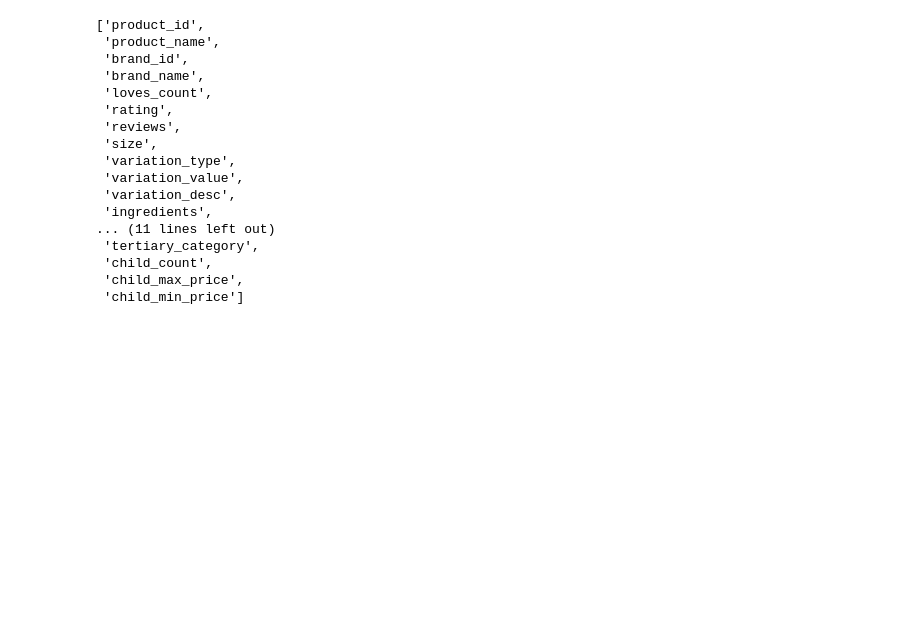
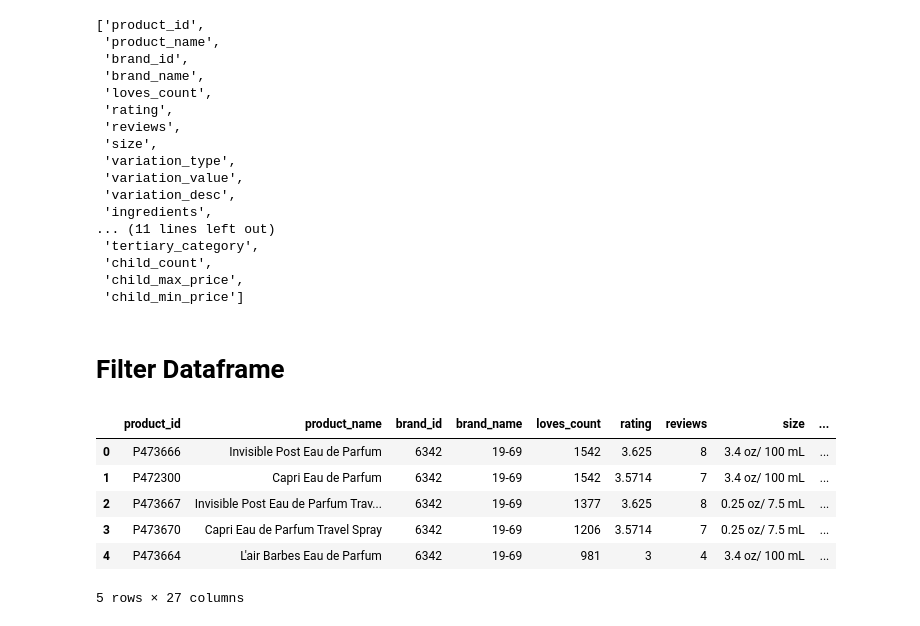
Before and after one commit to Prateek-Sharma-87/pyspark-basics, a Jupyter notebook: Examples.ipynb, the cells around one changed output. Saved outputs shown, nothing was run; the diff lists cells and outputs as text; code cells hidden in the pictures; blank space fills up the shorter version.

```diff
--- a/Examples.ipynb
+++ b/Examples.ipynb
@@ -88,3 +91,29 @@ df.columns
  'child_count',
  'child_max_price',
  'child_min_price']
+# %% [markdown]
+# Filter Dataframe
+# %%
+df.filter(F.col('reviews')<10).limit(5).toPandas()
+
+#### Alternate Method
+
+# df.filter(F.col('reviews')<10).show()
+
+#### Alternate Method
+
+# df.filter("reviews<10").limit(5).toPandas()
+
+#### Alternate Method
+
+# df.createOrReplaceTempView('df_table')
+# df_filtered = spark.sql("select * from df_table where reviews<10")
+# df_filtered.limit(5).toPandas()
+# %% [output]
+|  | product_id | product_name | brand_id | brand_name | loves_count | rating | reviews | size | ... |
+| 0 | P473666 | Invisible Post Eau de Parfum | 6342 | 19-69 | 1542 | 3.625 | 8 | 3.4 oz/ 100 mL | ... |
+| 1 | P472300 | Capri Eau de Parfum | 6342 | 19-69 | 1542 | 3.5714 | 7 | 3.4 oz/ 100 mL | ... |
+| 2 | P473667 | Invisible Post Eau de Parfum Trav... | 6342 | 19-69 | 1377 | 3.625 | 8 | 0.25 oz/ 7.5 mL | ... |
+| 3 | P473670 | Capri Eau de Parfum Travel Spray | 6342 | 19-69 | 1206 | 3.5714 | 7 | 0.25 oz/ 7.5 mL | ... |
+| 4 | P473664 | L'air Barbes Eau de Parfum | 6342 | 19-69 | 981 | 3 | 4 | 3.4 oz/ 100 mL | ... |
+5 rows × 27 columns
```
Also changed, not shown: parts of 6 cells of this notebook.
